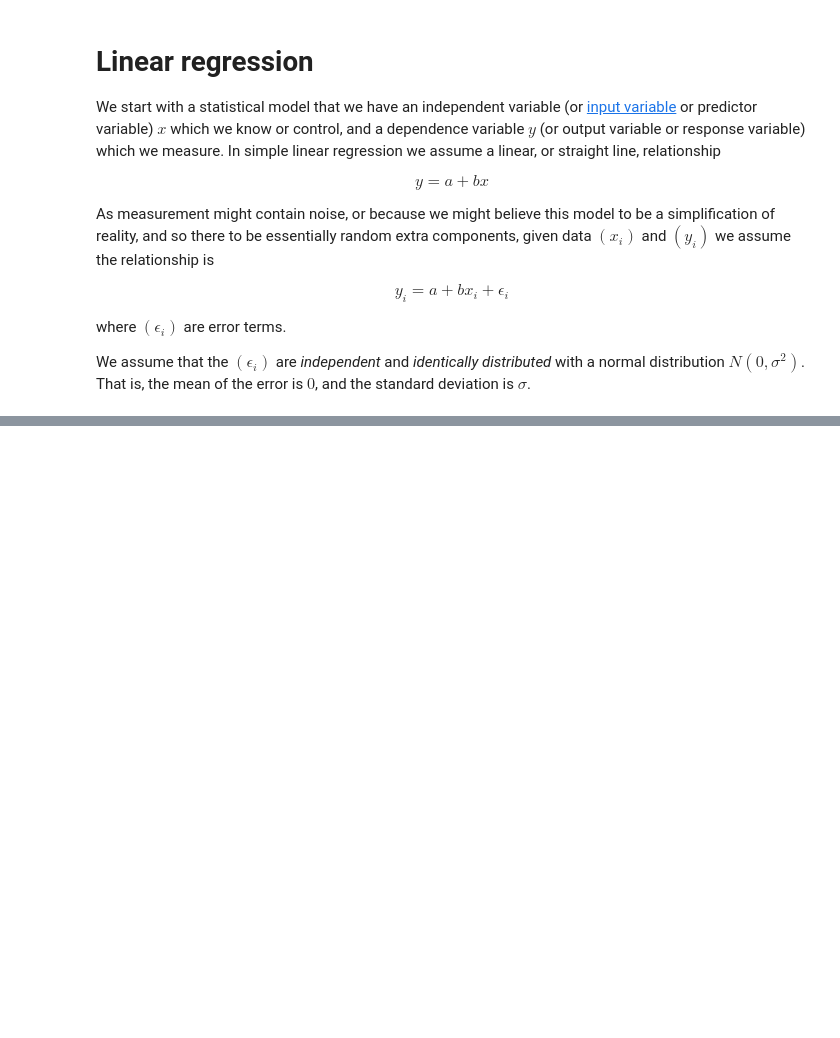
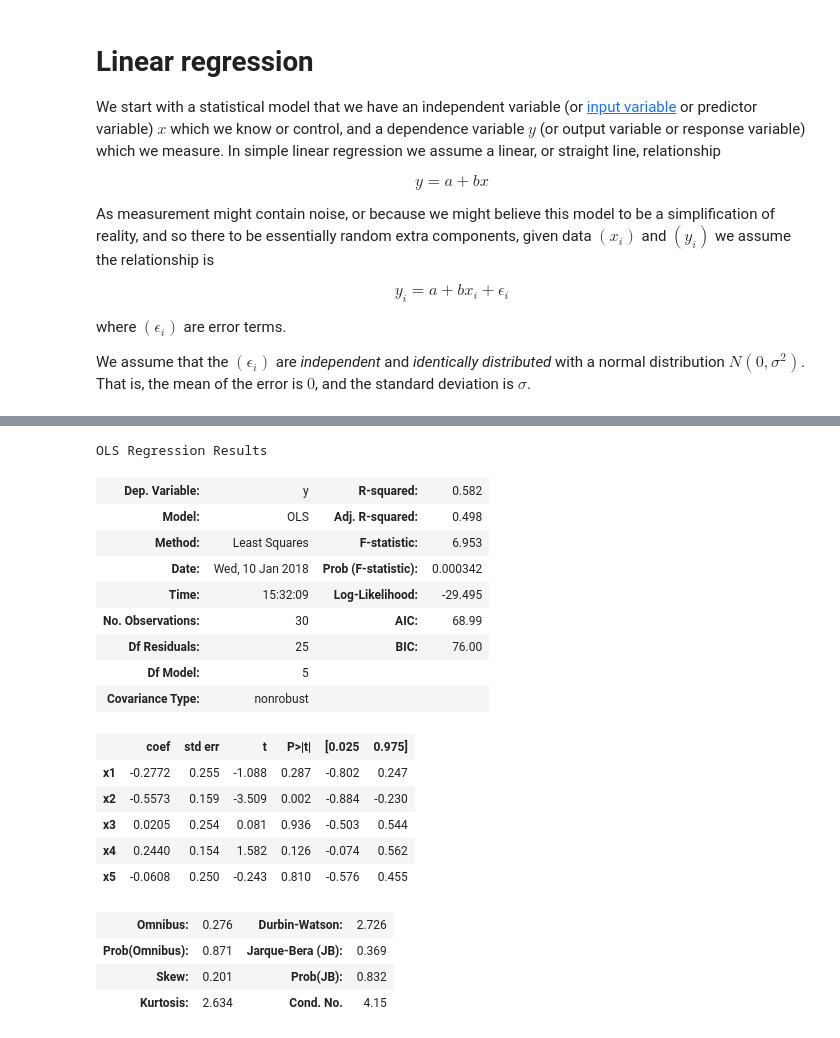
Before and after one commit to MatthewDaws/Python_bits, a Jupyter notebook: pymc_etc/Talk/1 - Introduction.ipynb, the cells around one changed output, grey strips where cells are left out. Cells and saved outputs as stored; diff of their text form; code cells hidden in the pictures; blank space fills up the shorter version.

```diff
--- a/pymc_etc/Talk/1 - Introduction.ipynb
+++ b/pymc_etc/Talk/1 - Introduction.ipynb
@@ -24,0 +343,27 @@ We assume that the $(\epsilon_i)$ are _independent_ and _identically distributed
+# %%
+x = np.asarray([zscore(frame["STEM"]), zscore(frame["FAB"]), zscore(frame["HWOC"]),
+                zscore(frame["SELA"]), zscore(frame["SvsE"])]).T
+y = zscore(frame["FEM"])
+result = sm.OLS(y, x).fit()
+result.summary()
+# %% [output]
+OLS Regression Results
+| Dep. Variable: | y | R-squared: | 0.582 |
+| Model: | OLS | Adj. R-squared: | 0.498 |
+| Method: | Least Squares | F-statistic: | 6.953 |
+| Date: | Wed, 10 Jan 2018 | Prob (F-statistic): | 0.000342 |
+| Time: | 15:32:09 | Log-Likelihood: | -29.495 |
+| No. Observations: | 30 | AIC: | 68.99 |
+| Df Residuals: | 25 | BIC: | 76.00 |
+| Df Model: | 5 |  |  |
+| Covariance Type: | nonrobust |  |  |
+|  | coef | std err | t | P>|t| | [0.025 | 0.975] |
+| x1 | -0.2772 | 0.255 | -1.088 | 0.287 | -0.802 | 0.247 |
+| x2 | -0.5573 | 0.159 | -3.509 | 0.002 | -0.884 | -0.230 |
+| x3 | 0.0205 | 0.254 | 0.081 | 0.936 | -0.503 | 0.544 |
+| x4 | 0.2440 | 0.154 | 1.582 | 0.126 | -0.074 | 0.562 |
+| x5 | -0.0608 | 0.250 | -0.243 | 0.810 | -0.576 | 0.455 |
+| Omnibus: | 0.276 | Durbin-Watson: | 2.726 |
+| Prob(Omnibus): | 0.871 | Jarque-Bera (JB): | 0.369 |
+| Skew: | 0.201 | Prob(JB): | 0.832 |
+| Kurtosis: | 2.634 | Cond. No. | 4.15 |
```
Also changed, not shown: parts of 35 cells of this notebook, 2 other files.
